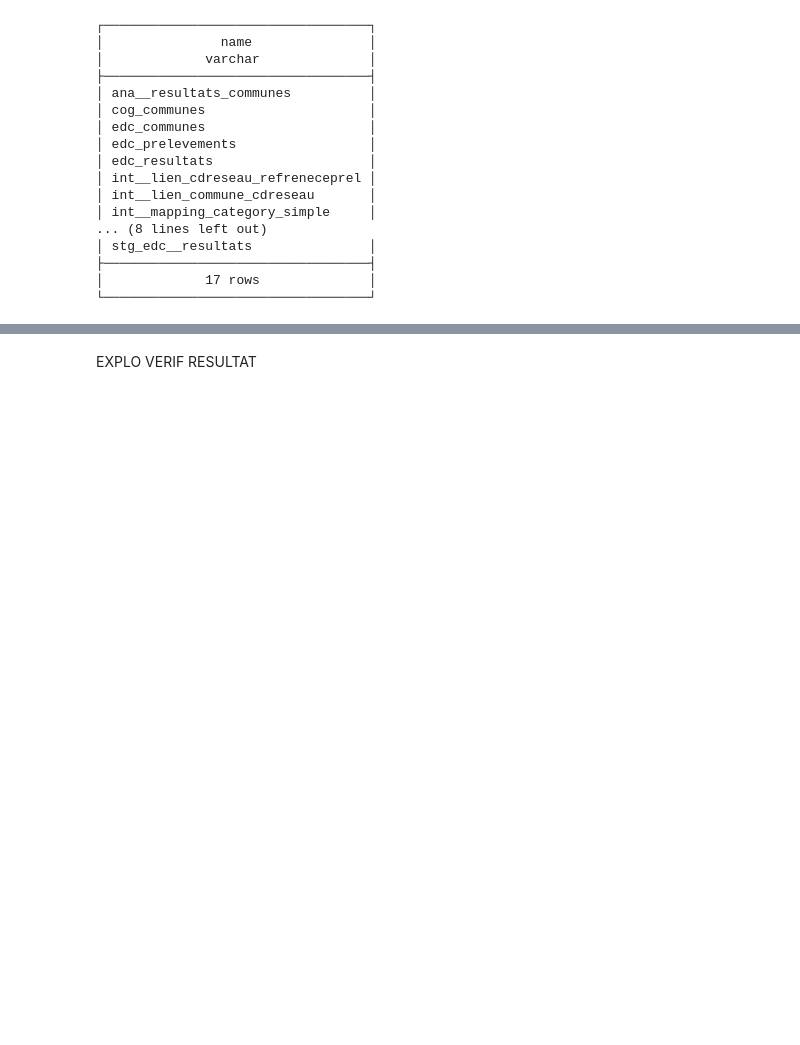
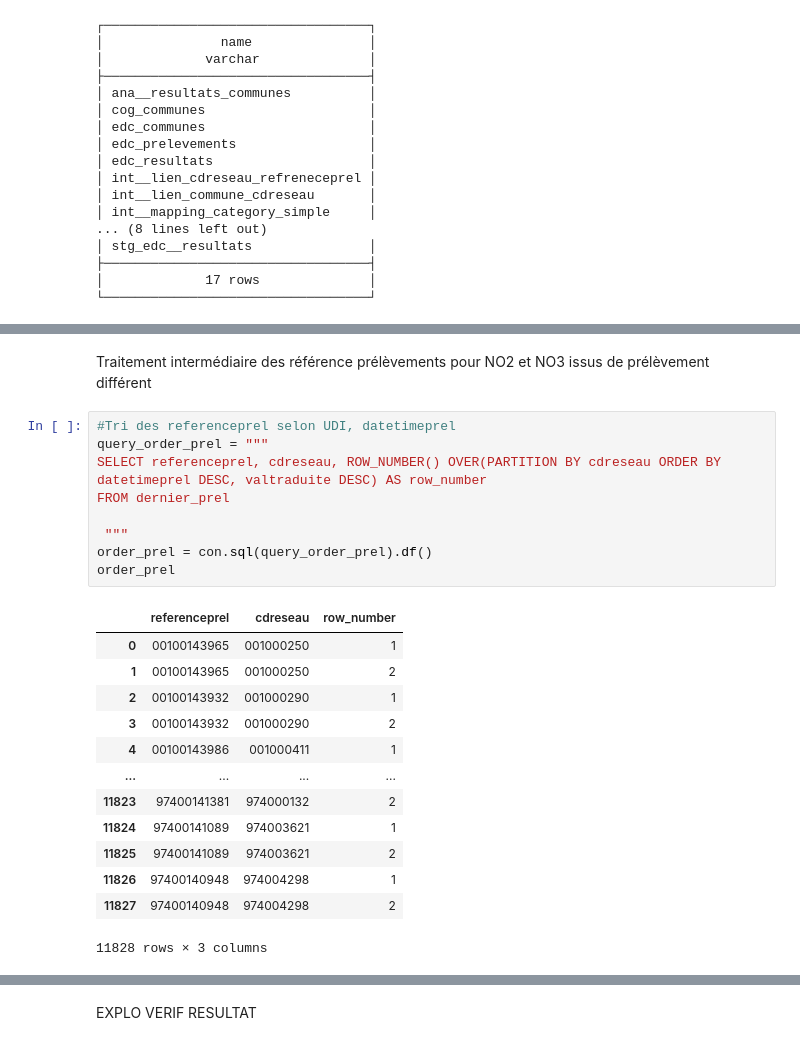
Before and after one commit to dataforgoodfr/13_pollution_eau, a Jupyter notebook: analytics/notebooks/résultat_nitrates_dbt_model.ipynb, the cells around one changed output, grey strips where cells are left out. Saved outputs shown, nothing was run; the diff lists cells and outputs as text; blank space fills up the shorter version.

```diff
--- a/analytics/notebooks/résultat_nitrates_dbt_model.ipynb
+++ b/analytics/notebooks/résultat_nitrates_dbt_model.ipynb
@@ -36,0 +105,25 @@ con.sql('show tables')
+# %% [markdown]
+Traitement intermédiaire des référence prélèvements pour NO2 et NO3 issus de prélèvement différent
+# %%
+#Tri des referenceprel selon UDI, datetimeprel
+query_order_prel = """
+SELECT referenceprel, cdreseau, ROW_NUMBER() OVER(PARTITION BY cdreseau ORDER BY datetimeprel DESC, valtraduite DESC) AS row_number
+FROM dernier_prel
+
+ """
+order_prel = con.sql(query_order_prel).df()
+order_prel
+# %% [output]
+|  | referenceprel | cdreseau | row_number |
+| 0 | 00100143965 | 001000250 | 1 |
+| 1 | 00100143965 | 001000250 | 2 |
+| 2 | 00100143932 | 001000290 | 1 |
+| 3 | 00100143932 | 001000290 | 2 |
+| 4 | 00100143986 | 001000411 | 1 |
+| ... | ... | ... | ... |
+| 11823 | 97400141381 | 974000132 | 2 |
+| 11824 | 97400141089 | 974003621 | 1 |
+| 11825 | 97400141089 | 974003621 | 2 |
+| 11826 | 97400140948 | 974004298 | 1 |
+| 11827 | 97400140948 | 974004298 | 2 |
+11828 rows × 3 columns
```
Also changed, not shown: parts of 29 cells of this notebook.
